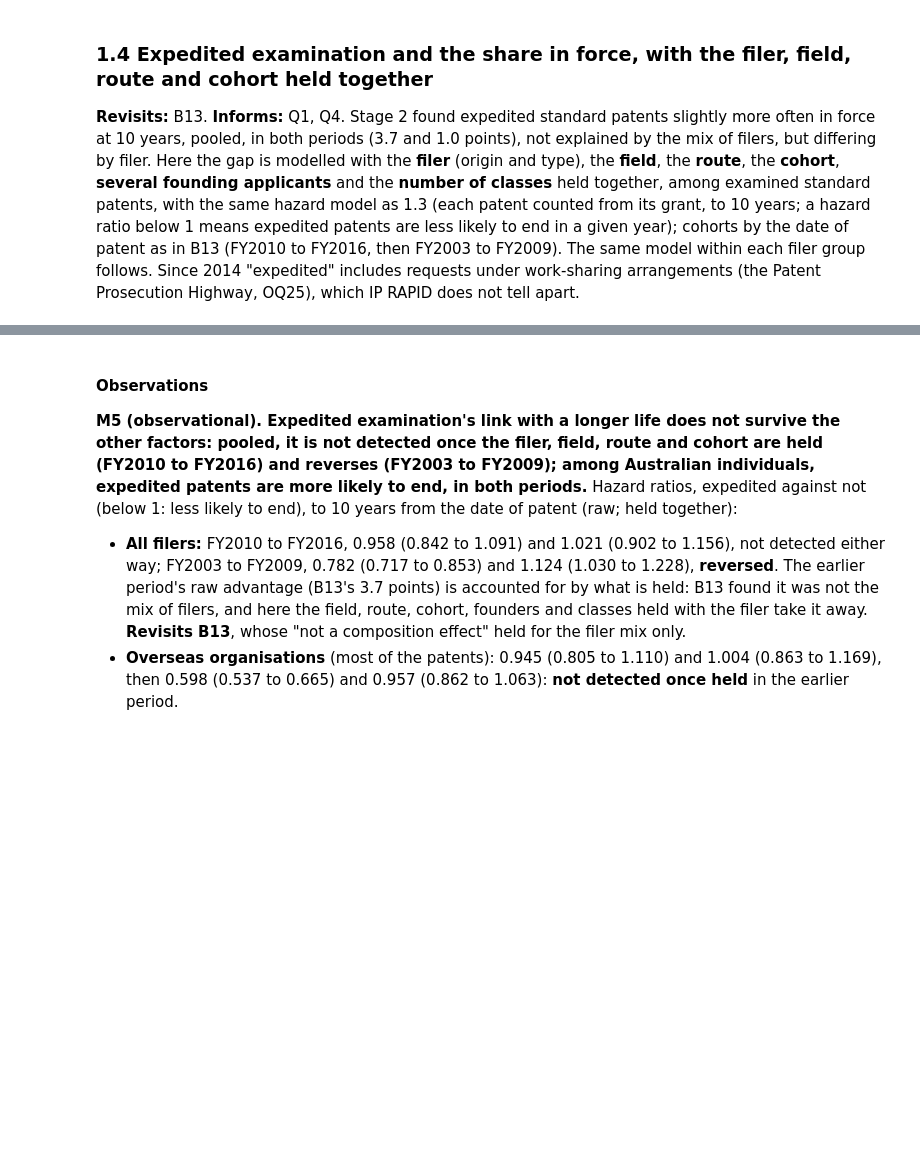
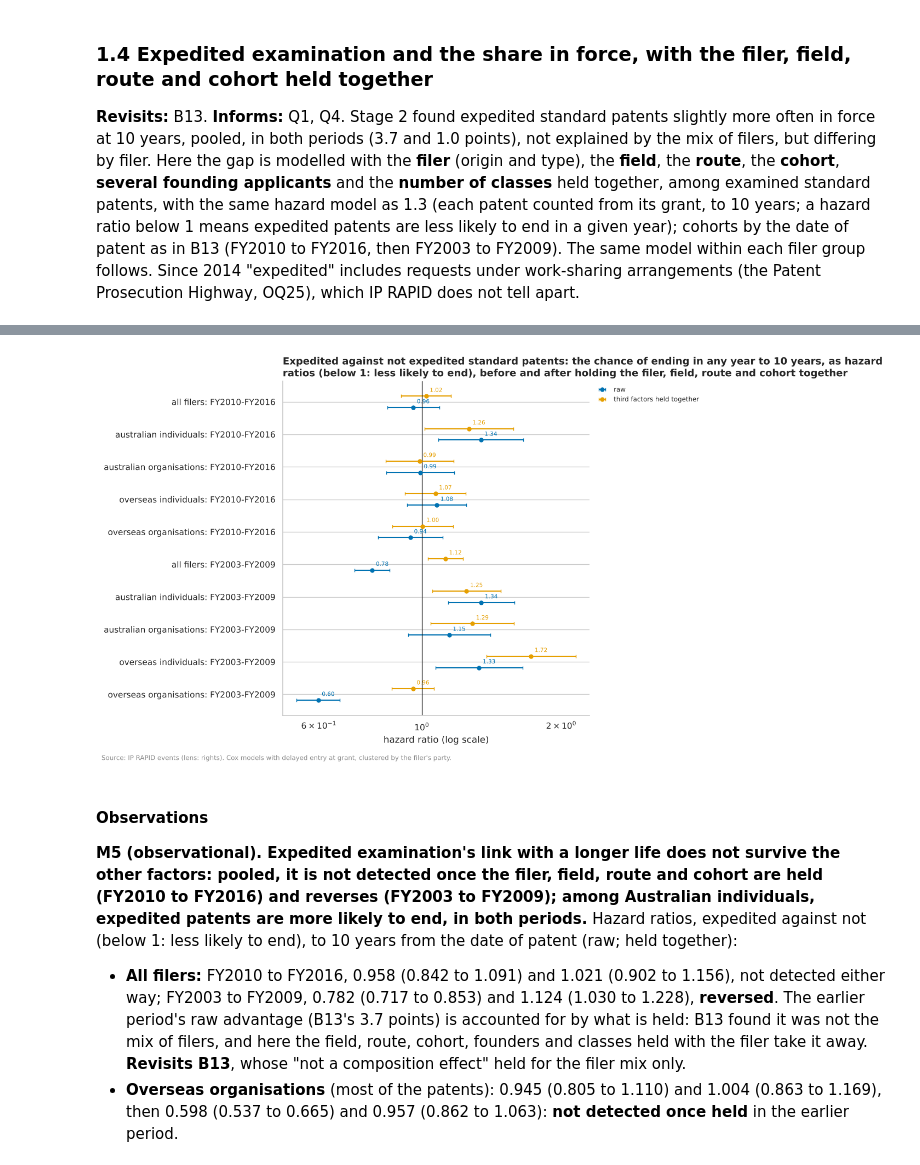
Before and after one commit to Thomas-Amann-IPAustralia/Aus-GII-Breakdown, a Jupyter notebook: analysis/notebooks/03_multivariate.ipynb, the cells around one changed output, grey strips where cells are left out. Cells and saved outputs as stored; diff of their text form; code cells hidden in the pictures; blank space fills up the shorter version.

```diff
--- a/analysis/notebooks/03_multivariate.ipynb
+++ b/analysis/notebooks/03_multivariate.ipynb
@@ -706,6 +706,22 @@ expedite[HAZARD].round(3)
 | australian organisations: FY2003-... | 6473 | 1401 | 1139 | 1.146 | 0.934 | 1.405 | 1.285 | 1.046 | 1.58 | ... |
 | overseas individuals: FY2003-FY2009 | 5596 | 1785 | 271 | 1.329 | 1.07 | 1.651 | 1.721 | 1.378 | 2.149 | ... |
 | overseas organisations: FY2003-FY... | 90190 | 24720 | 4774 | 0.598 | 0.537 | 0.665 | 0.957 | 0.862 | 1.063 | ... |
+# %%
+fig = multi.effects_chart(
+    expedite,
+    title="Expedited against not expedited standard patents: the chance of ending in any year to 10 years, as hazard\n"
+    "ratios (below 1: less likely to end), before and after holding the filer, field, route and cohort together",
+    xlabel="hazard ratio (log scale)",
+    percent=False,
+    fmt="{:.2f}",
+    null=1,
+)
+fig.axes[0].set_xscale("log")
+style.source(
+    fig, "IP RAPID events (lens: rights). Cox models with delayed entry at grant, clustered by the filer's party."
+)
+# %% [output]
+[figure, added]
 # %% [markdown]
 #### Observations
 
```
Also changed, not shown: parts of 68 cells of this notebook, 9 other files.
